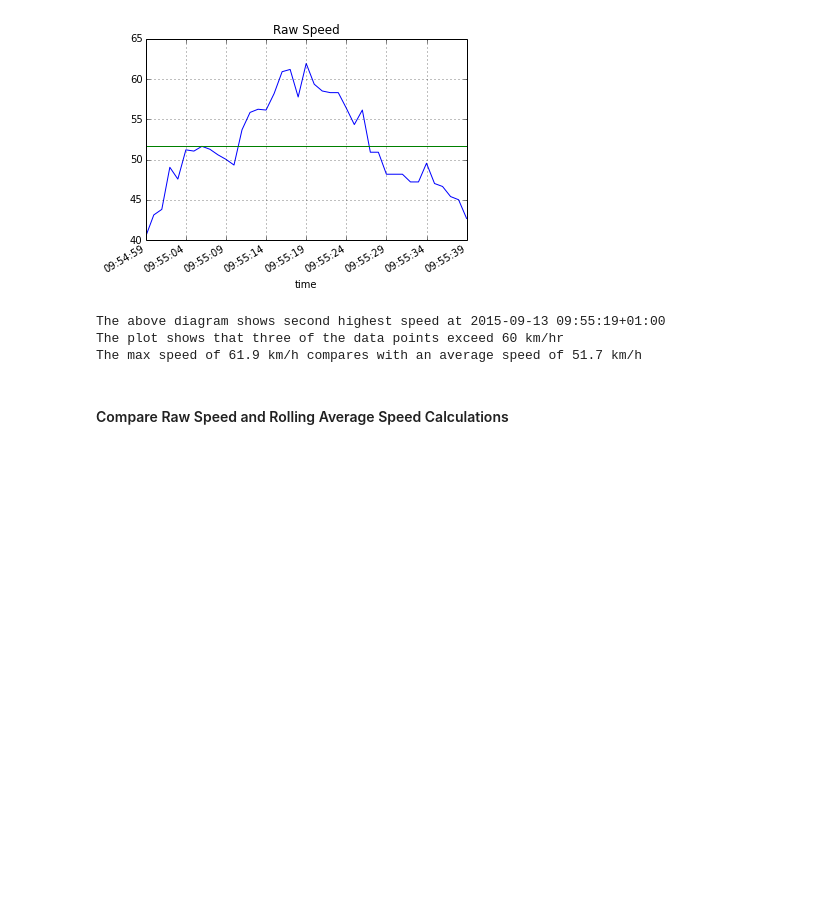
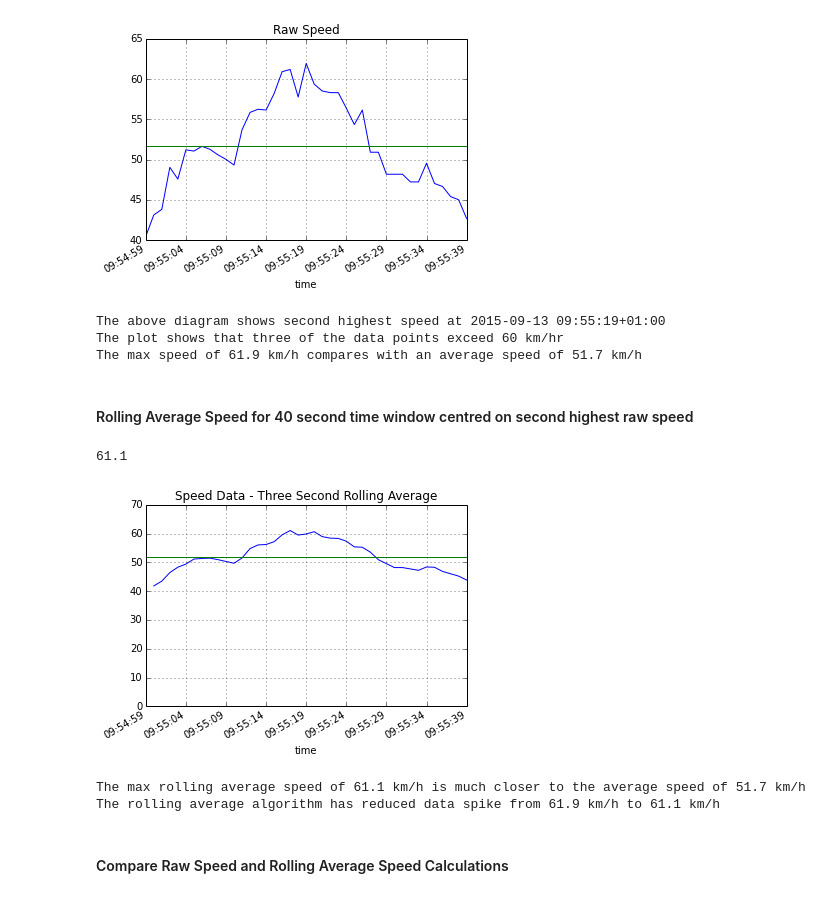
Before and after one commit to patclaffey/docker_jupyter, a Jupyter notebook: notebooks/speed.ipynb, the cells around one changed output. Cells and saved outputs as stored; diff of their text form; code cells hidden in the pictures; blank space fills up the shorter version.

```diff
--- a/notebooks/speed.ipynb
+++ b/notebooks/speed.ipynb
@@ -286,6 +289,33 @@ print("The max speed of {:.1f} km/h compares with an average speed of {:.1f} km/
 The above diagram shows second highest speed at 2015-09-13 09:55:19+01:00
 The plot shows that three of the data points exceed 60 km/hr
 The max speed of 61.9 km/h compares with an average speed of 51.7 km/h
+# %% [markdown]
+#### Rolling Average Speed for 40 second time window centred on second highest raw speed
+# %%
+# here we apply the time series rolling average algorithm
+# I experimented with various intervals , found 3 second interval worked best
+plt.figure()
+plt.ylim( (0,70) )
+plt.title('Speed Data - Three Second Rolling Average')
+_ = pd.rolling_mean( df[ index_start : index_end ].speed_raw_ts , 2).plot(
+                            figsize=(5.75,4),
+
+                            )
+_ = plt.axhline(avg_speed, color='g')
+
+max_rolling_avg_speed = pd.rolling_mean( df['speed_raw_ts'][ index_start: index_end ],2 ).max()
+print( "{:.1f}".format( max_rolling_avg_speed ))
+# %% [output]
+61.1
+[figure, added]
+# %%
+print("The max rolling average speed of {:.1f} km/h is much closer to the average speed of {:.1f} km/h"\
+     .format( max_rolling_avg_speed, avg_speed ))
+print("The rolling average algorithm has reduced data spike from {:.1f} km/h to {:.1f} km/h"\
+     .format(max_raw_speed,max_rolling_avg_speed))
+# %% [output]
+The max rolling average speed of 61.1 km/h is much closer to the average speed of 51.7 km/h
+The rolling average algorithm has reduced data spike from 61.9 km/h to 61.1 km/h
 # %% [markdown]
 #### Compare Raw Speed and Rolling Average Speed Calculations
 # %%
```
Also changed, not shown: parts of 6 cells of this notebook.
